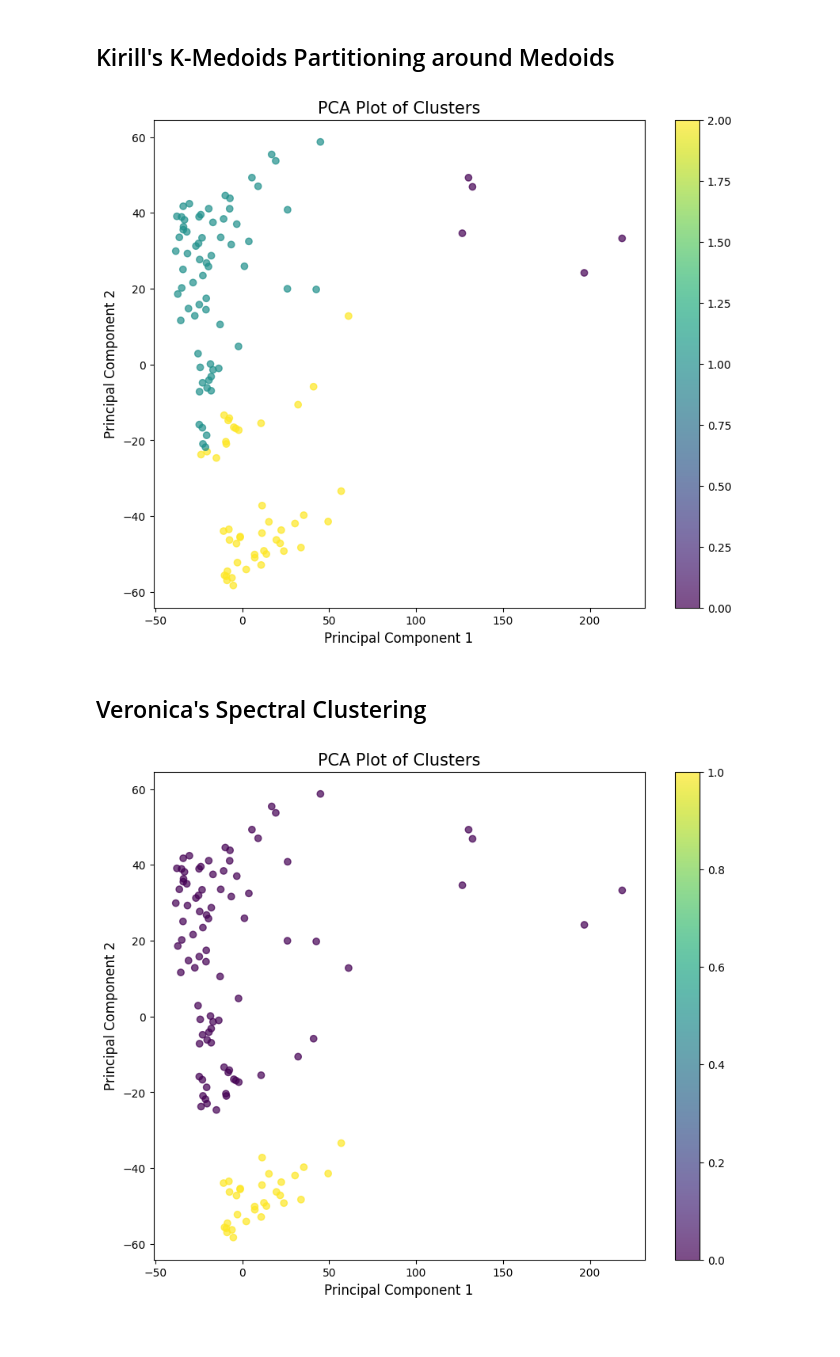
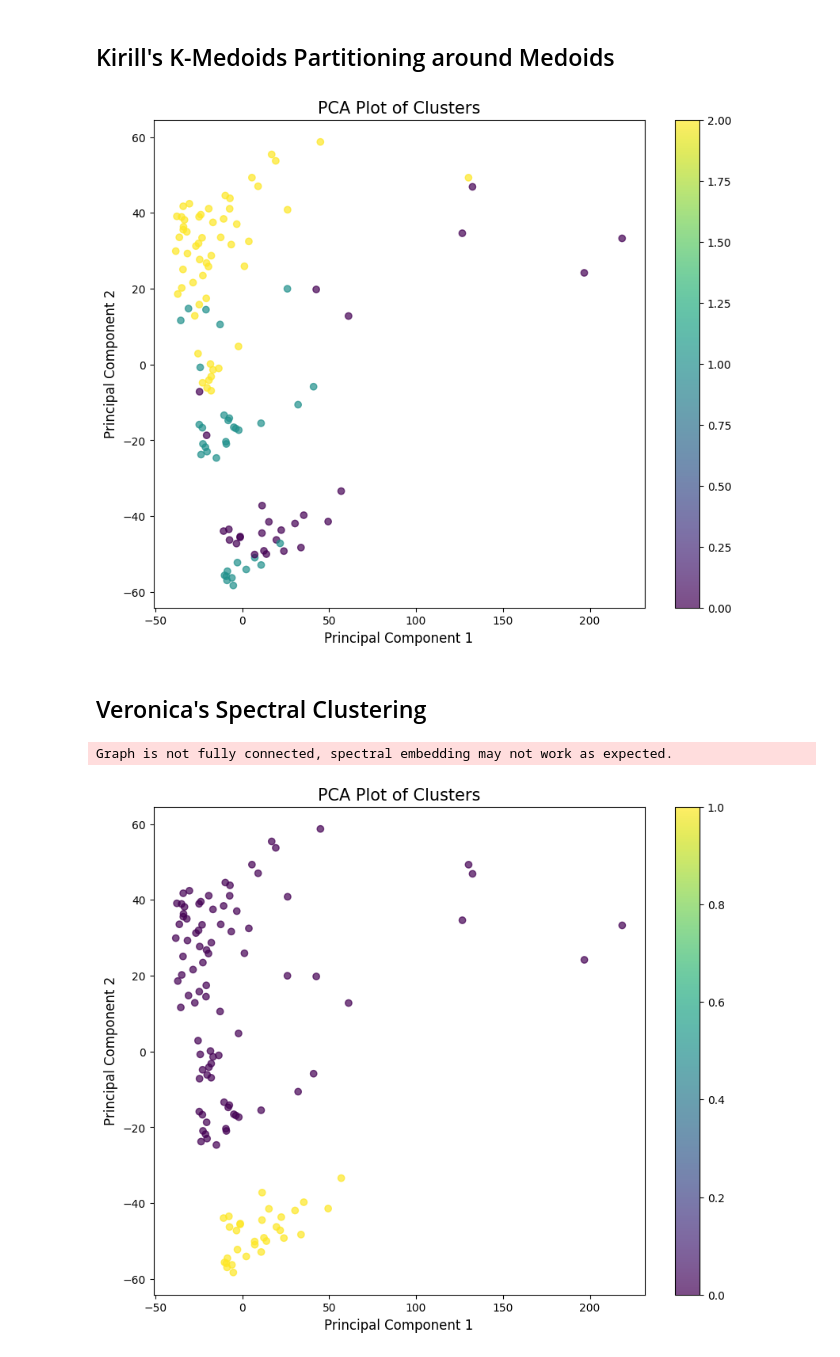
Before and after one commit to marielledoenges/BioInfoAlg_RheumArth, a Jupyter notebook: Bill/assignment3.ipynb, the cells around one changed output. Cells and saved outputs as stored; diff of their text form; code cells hidden in the pictures.

```diff
--- a/Bill/assignment3.ipynb
+++ b/Bill/assignment3.ipynb
@@ -943,23 +943,23 @@ labeling5 = clustering_10000.labels_
 # %%
 new_arr = []
 for i in range(len(labeling1)):
-    new_arr.append('A' + str(labeling1[i]))
+    new_arr.append('10 Genes Cluster ' + str(labeling1[i] + 1))
 labeling1 = new_arr
 new_arr = []
 for i in range(len(labeling2)):
-    new_arr.append('B' + str(labeling2[i]))
+    new_arr.append('100 Genes Cluster ' + str(labeling2[i] + 1))
 labeling2 = new_arr
 new_arr = []
 for i in range(len(labeling3)):
-    new_arr.append('C' + str(labeling3[i]))
+    new_arr.append('1000 Genes Cluster ' + str(labeling3[i] + 1))
 labeling3 = new_arr
 new_arr = []
 for i in range(len(labeling4)):
-    new_arr.append('D' + str(labeling4[i]))
+    new_arr.append('5000 Genes Cluster ' + str(labeling4[i] + 1))
 labeling4 = new_arr
 new_arr = []
 for i in range(len(labeling5)):
-    new_arr.append('E' + str(labeling5[i]))
+    new_arr.append('10000 Genes Cluster ' + str(labeling5[i] + 1))
 labeling5 = new_arr
 # %%
 def calculate_flow_multiple(labelings):
@@ -1054,15 +1054,3 @@ fig.show()
 # %%
 
 from pyclustering.cluster.kmedoids import kmedoids
-# %%
-df_5000_numpy = df_5000.to_numpy()
-k = 3
-initial_medoids = np.random.choice(len(df_5000_numpy), k, replace=False)
-pam_instance = kmedoids(df_5000_numpy, initial_medoids)
-pam_instance.process()
-clusters = pam_instance.get_clusters()
-
-# Converting pyclustering labels into labeling system that other libraries use
-kmedoids_labels = np.zeros(len(df_5000_numpy)).astype(int)
-for i in range(len(clusters)):
-    kmedoids_labels[clusters[i]] = int(i)
@@ -1069,7 +1109,7 @@ for i in range(len(clusters)):
 # %%
-plot_pca_clusters(df_5000, kmedoids_labels)
+plot_pca_clusters(df_5000, kmedoids_labels_100)
 # %% [output]
-[figure, old version]
+[figure, new version]
 # %% [markdown]
 ## Veronica's Spectral Clustering
 # %%
@@ -1078,5 +1118,11 @@ from sklearn.cluster import SpectralClustering
 spectral_clustering = SpectralClustering(n_clusters=2, affinity='nearest_neighbors', random_state=42)
 
 # Fit the spectral clustering model and predict cluster labels
-spectral_labels = spectral_clustering.fit_predict(df_5000_numpy)
+spectral_labels_5000 = spectral_clustering.fit_predict(df_5000_numpy)
+spectral_labels_10 = spectral_clustering.fit_predict(df_10_numpy)
+spectral_labels_100 = spectral_clustering.fit_predict(df_100_numpy)
+spectral_labels_1000 = spectral_clustering.fit_predict(df_1000_numpy)
+spectral_labels_10000 = spectral_clustering.fit_predict(df_10000_numpy)
+# %% [output]
+Graph is not fully connected, spectral embedding may not work as expected.
 # %%
```
Also changed, not shown: parts of 27 cells of this notebook.
